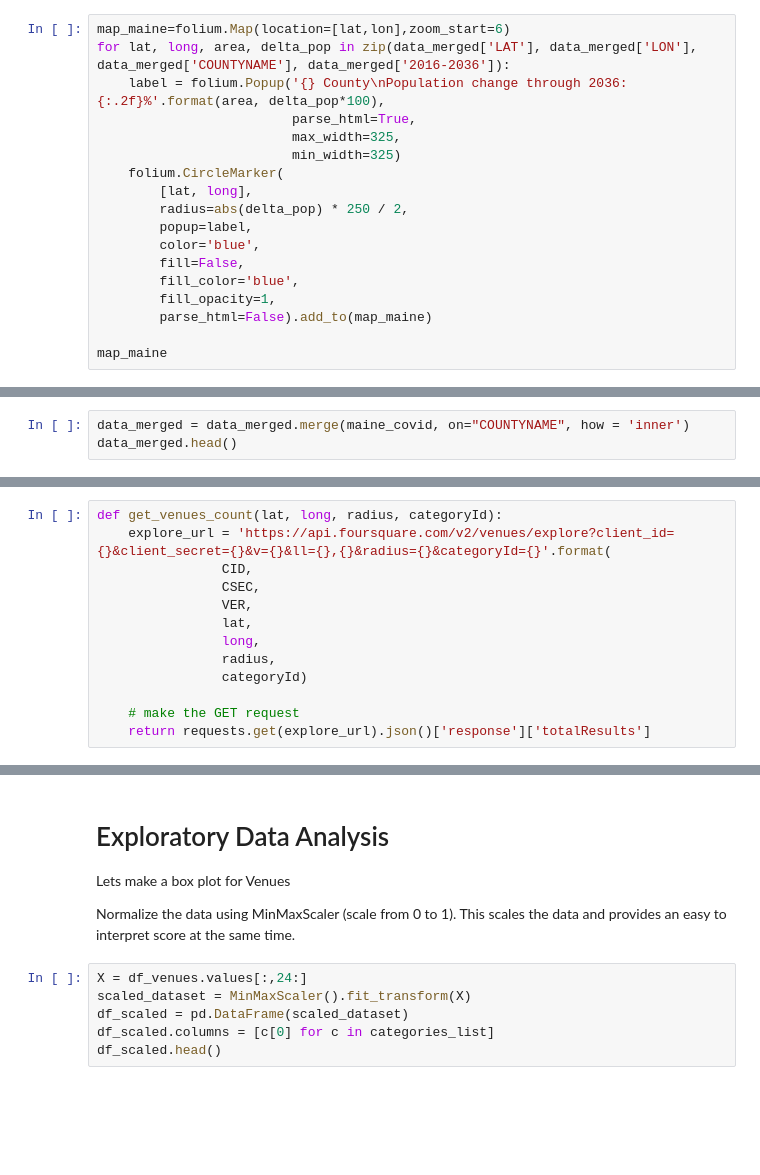
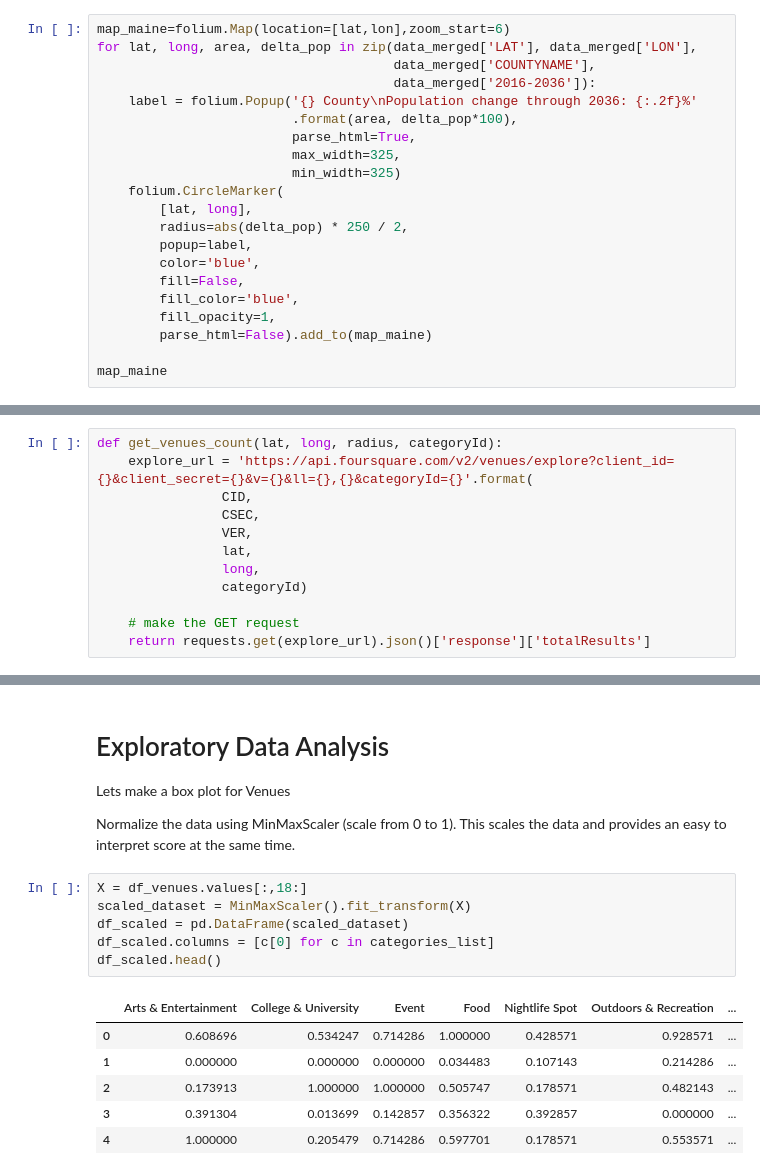
Before and after one commit to kristianjackson/Coursera_Capstone, a Jupyter notebook: IBM Data Science Professional Capstone Project.ipynb, the cells around one changed output, grey strips where cells are left out. Cells and saved outputs as stored; diff of their text form; blank space fills up the shorter version.

```diff
--- a/IBM Data Science Professional Capstone Project.ipynb
+++ b/IBM Data Science Professional Capstone Project.ipynb
@@ -93,8 +98,11 @@ print('The geograpical coordinate of the center of {} is {}, {}.'.format(state,
 The geograpical coordinate of the center of Maine is 45.709097, -68.8590201.
 # %%
 map_maine=folium.Map(location=[lat,lon],zoom_start=6)
-for lat, long, area, delta_pop in zip(data_merged['LAT'], data_merged['LON'], data_merged['COUNTYNAME'], data_merged['2016-2036']):
-    label = folium.Popup('{} County\nPopulation change through 2036: {:.2f}%'.format(area, delta_pop*100),
+for lat, long, area, delta_pop in zip(data_merged['LAT'], data_merged['LON'],
+                                      data_merged['COUNTYNAME'],
+                                      data_merged['2016-2036']):
+    label = folium.Popup('{} County\nPopulation change through 2036: {:.2f}%'
+                         .format(area, delta_pop*100),
                          parse_html=True,
                          max_width=325,
                          min_width=325)
@@ -134,3 +121,0 @@ maine_covid.head()
-# %%
-data_merged = data_merged.merge(maine_covid, on="COUNTYNAME", how = 'inner')
-data_merged.head()
@@ -181,12 +168,11 @@ KeyError: 'categories'
 # %%
 def get_venues_count(lat, long, radius, categoryId):
-    explore_url = 'https://api.foursquare.com/v2/venues/explore?client_id={}&client_secret={}&v={}&ll={},{}&radius={}&categoryId={}'.format(
+    explore_url = 'https://api.foursquare.com/v2/venues/explore?client_id={}&client_secret={}&v={}&ll={},{}&categoryId={}'.format(
                 CID,
                 CSEC,
                 VER,
                 lat,
                 long,
-                radius,
                 categoryId)
 
     # make the GET request
@@ -213,11 +235,18 @@ Lets make a box plot for Venues
 
 Normalize the data using MinMaxScaler (scale from 0 to 1). This scales the data and provides an easy to interpret score at the same time.
 # %%
-X = df_venues.values[:,24:]
+X = df_venues.values[:,18:]
 scaled_dataset = MinMaxScaler().fit_transform(X)
 df_scaled = pd.DataFrame(scaled_dataset)
 df_scaled.columns = [c[0] for c in categories_list]
 df_scaled.head()
+# %% [output]
+|  | Arts & Entertainment | College & University | Event | Food | Nightlife Spot | Outdoors & Recreation | ... |
+| 0 | 0.608696 | 0.534247 | 0.714286 | 1.000000 | 0.428571 | 0.928571 | ... |
+| 1 | 0.000000 | 0.000000 | 0.000000 | 0.034483 | 0.107143 | 0.214286 | ... |
+| 2 | 0.173913 | 1.000000 | 1.000000 | 0.505747 | 0.178571 | 0.482143 | ... |
+| 3 | 0.391304 | 0.013699 | 0.142857 | 0.356322 | 0.392857 | 0.000000 | ... |
+| 4 | 1.000000 | 0.205479 | 0.714286 | 0.597701 | 0.178571 | 0.553571 | ... |
 # %%
 plt.figure(figsize=(14,8))
 ax = sns.boxplot(data = df_scaled)
```
Also changed, not shown: parts of 17 cells of this notebook, 11 other files.
